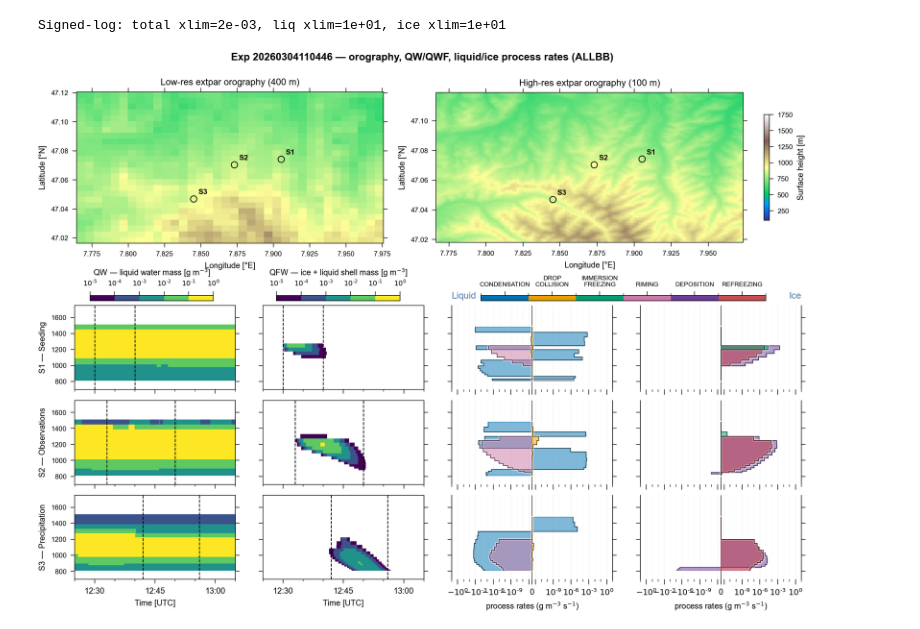
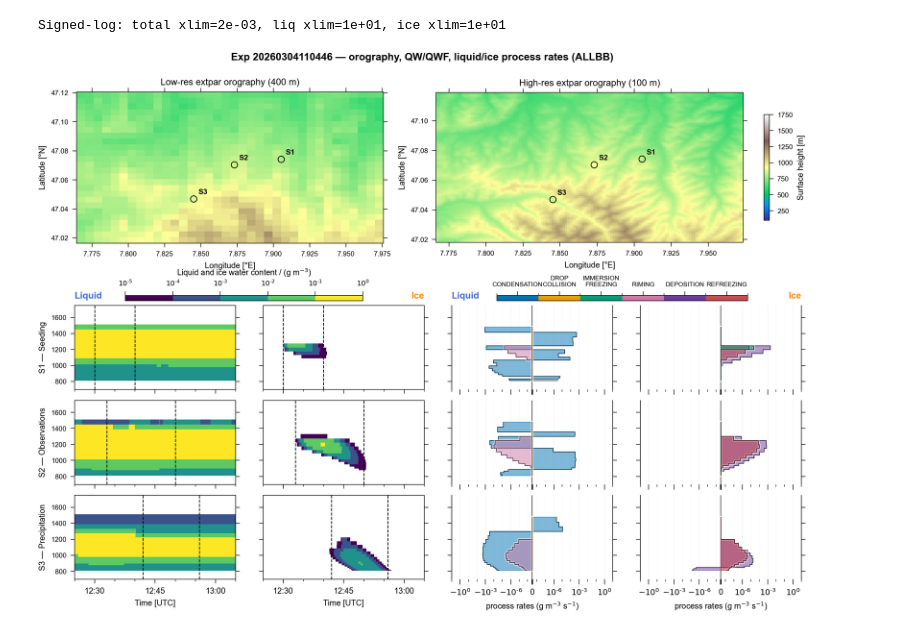
Before and after one commit to KarlJohnsonnn/polarcap_analysis, a Jupyter notebook: notebooks/01-cloud-field-overview.ipynb, the cells around one changed output. Saved outputs shown, nothing was run; the diff lists cells and outputs as text; code cells hidden in the pictures.

```diff
--- a/notebooks/01-cloud-field-overview.ipynb
+++ b/notebooks/01-cloud-field-overview.ipynb
@@ -80,10 +80,10 @@ ZLIM_TH_W      = (1e-5, 1e0)
 ZLIM_TH_I      = (1e-5, 1e0)
 XLIM_PROC      = (-1e1, 1e1)
 YLIM_GLOB      = (700, 1750)
-LINTHRESH_PROC = 1e-12
+LINTHRESH_PROC = 1e-8
 LINSCALE_PROC  = 0.5   # symlog linear region scale; smaller = narrower, so "0" label is clear
 SYMLOG_MAJOR_NTICKS = 3  # powers of 10 between major ticks; minor ticks fill the rest (N-1 between majors)
-SYMLOG_LABEL_MIN_ABS = 1e-9  # hide labels for |x| < this to avoid overlap near origin; only "0" and larger shown
+SYMLOG_LABEL_MIN_ABS = 1e-8  # hide labels for |x| < this to avoid overlap near origin; only "0" and larger shown
 TERRAIN_LIMS   = (100, 1750)
 # Per-station window (start_min, end_min) for rate profiles and dashed lines on QW/QFW; one entry per station.
 # TIME_FRAMES_ICE_DETECTED = [(2, 17), (5, 22), (12, 32)]  # (start_min, end_min) per station
@@ -576,9 +576,9 @@ for row_idx in range(n_stations):
         ax.set_ylim(YLIM_GLOB)
 
     # Rates: col 2 = liquid, col 3 = ice (per-station window for ice plume)
-    for col, rates_dict, xlim, linthresh, title, title_ha, title_x in [
-        (2, rates_Q_liq, (-liq_xlim, liq_xlim), liq_linthresh, "Liquid", "left", 0.0),
-        (3, rates_Q_ice, (-ice_xlim, ice_xlim), ice_linthresh, "Ice", "right", 1.0),
+    for col, rates_dict, xlim, linthresh in [
+        (2, rates_Q_liq, (-liq_xlim, liq_xlim), liq_linthresh),
+        (3, rates_Q_ice, (-ice_xlim, ice_xlim), ice_linthresh),
     ]:
         ax = fig.add_subplot(grid[row_idx + 3, col], sharey=ax_qw)
         if row_idx == 0:
@@ -587,8 +587,6 @@ for row_idx in range(n_stations):
         ax.tick_params(axis="y", labelleft=False, right=True)
         for s in ("top", "bottom"):
             ax.spines[s].set_visible(False)
-        if row_idx == 0:
-            ax.set_title(title, color=window_stn["color"], ha=title_ha, x=title_x)
         if row_idx < n_stations - 1:
             ax.tick_params(axis="x", labelbottom=False)
         else:
@@ -598,13 +596,11 @@ for row_idx in range(n_stations):
 
 
 # Row 2: horizontal colorbars below maps, above QW/QFW/rates
-cax_qw = fig.add_subplot(grid[2, 0])
-cax_qfw = fig.add_subplot(grid[2, 1])
+cax_qw = fig.add_subplot(grid[2, :2])
 cax_proc = fig.add_subplot(grid[2, 2:4])
 if last_qw_artist is not None:
-    fig.colorbar(last_qw_artist, cax=cax_qw, orientation="horizontal", label=plot_settings["QW_bulk"]["label"] + r" [g m$^{-3}$]")
-if last_qfw_artist is not None:
-    fig.colorbar(last_qfw_artist, cax=cax_qfw, orientation="horizontal", label=plot_settings["QFW_bulk"]["label"] + r" [g m$^{-3}$]")
+    fig.colorbar(last_qw_artist, cax=cax_qw, orientation="horizontal", label=r'Liquid and ice water content / (g m$^{-3}$)')
+
 def _log_cbar_fmt(x, pos):
     """Same power-of-10 style as rates xticklabels (short dash in exponent)."""
     if x <= 0:
@@ -613,40 +609,44 @@ def _log_cbar_fmt(x, pos):
     if p < 0:
         return r"$10^{\text{-}" + str(abs(p)) + "}$"
     return rf"$10^{{{p}}}$"
-for cax in (cax_qw, cax_qfw):
+for cax in (cax_qw,):
     cax.xaxis.set_major_formatter(FuncFormatter(_log_cbar_fmt))
     cax.xaxis.set_ticks_position("top")
     cax.xaxis.set_label_position("top")
     cax.tick_params(axis="x", top=True, bottom=False, labeltop=True, labelbottom=False)
+
+qw_axes[0].set_title('Liquid', color='royalblue', ha='left', x=0.0, weight='bold')
+qfw_axes[0].set_title('Ice',    color='darkorange', ha='right', x=1.0, weight='bold')
+budget_axes_top[0].set_title('Liquid', color='royalblue', ha='left', x=0.0, weight='bold')
+budget_axes_top[1].set_title('Ice',    color='darkorange', ha='right', x=1.0, weight='bold')
 
 legend_order = [p for p in PROCESS_ORDER if p in active_processes]
 if legend_order:
     proc_cmap = mcolors.ListedColormap([proc_color(p) for p in legend_order], name="proc")
     proc_norm = mcolors.BoundaryNorm(np.arange(len(legend_order) + 1), proc_cmap.N)
     sm = plt.cm.ScalarMappable(norm=proc_norm, cmap=proc_cmap)
     sm.set_array([])
     cbar_proc = fig.colorbar(sm, cax=cax_proc, orientation="horizontal", ticks=np.arange(len(legend_order)) + 0.5)
     cbar_proc.ax.set_xticklabels([p.replace("_", "\n") for p in legend_order], fontsize=5.5)
     cbar_proc.ax.xaxis.set_ticks_position("top")
     cbar_proc.ax.xaxis.set_label_position("top")
     cbar_proc.outline.set_linewidth(0.5)
 
 fig.canvas.draw()
-for cax in (cax_qw, cax_qfw, cax_proc):
+for cax in (cax_qw, cax_proc):
     b = cax.get_position()
-    w_new = b.width * 0.8
+    w_new = b.width * 0.7
     cax.set_position([b.x0 + (b.width - w_new) / 2, b.y0, w_new, b.height/2])
 
 
 fig.suptitle(
     f"Exp {exp_label} — orography, QW/QWF, liquid/ice process rates ({ACTIVE_RANGE_KEY})",
     y=1.01,
 )
+os.makedirs("output/01", exist_ok=True)
 fig.savefig(
-    f"cloud_field_overview_mass_profiles_steps_symlog_{exp_label}_{ACTIVE_RANGE_KEY}.png",
-    dpi=300,
-    bbox_inches="tight",
+    f"output/01/cloud_field_overview_mass_profiles_steps_symlog_{exp_label}_{ACTIVE_RANGE_KEY}.png", dpi=300, bbox_inches="tight",
 )
 plt.show()
 # %% [output]
-[figure, old version]
+[figure, new version]
```
Also changed, not shown: parts of 1 cell of this notebook, 18 other files.
